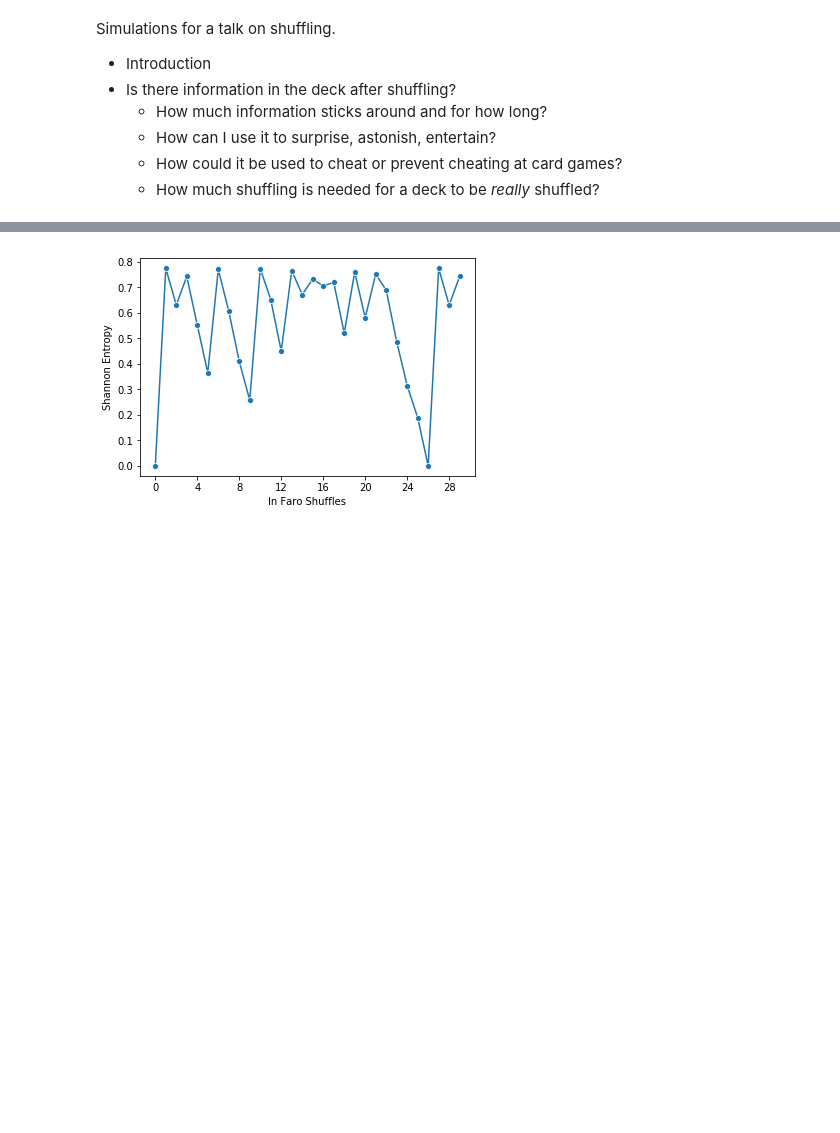
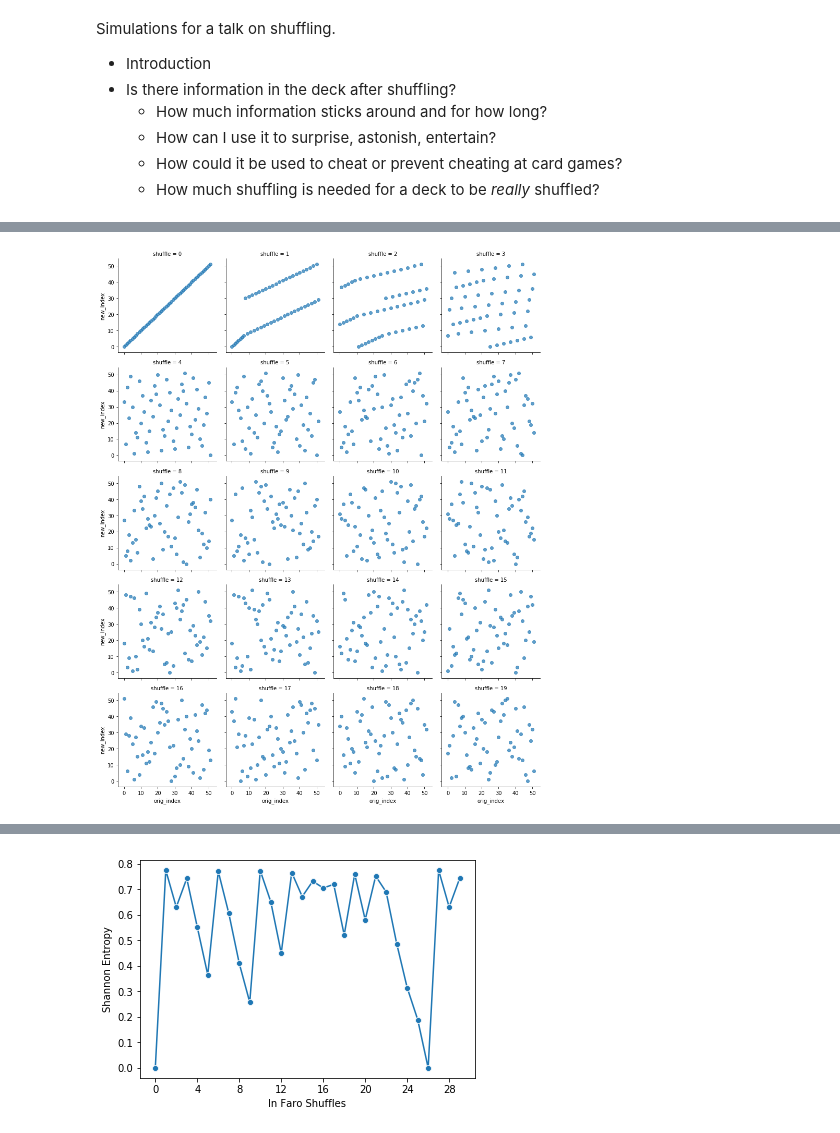
Before and after one commit to grymoire7/coding-fun, a Jupyter notebook: ruby/cards/shuffling.ipynb, the cells around one changed output, grey strips where cells are left out. Saved outputs shown, nothing was run; the diff lists cells and outputs as text; code cells hidden in the pictures; blank space fills up the shorter version.

```diff
--- a/ruby/cards/shuffling.ipynb
+++ b/ruby/cards/shuffling.ipynb
@@ -18,6 +18,7 @@ from matplotlib.ticker import MaxNLocator
 # %%
 # Read all the data.
 riffle_data = pd.read_csv('riffle.csv')
+riffle_pos_data = pd.read_csv('riffle_pos.csv')
 overhand_data = pd.read_csv('overhand.csv')
 avg_riffle_data = pd.read_csv('avg_riffle.csv')
 avg_overhand_data = pd.read_csv('avg_overhand.csv')
@@ -54,3 +54,13 @@ entropy_graph(riffle_data, 'Riffle Shuffles')
+# %%
+def sequence_graph(df, x_label):
+    t = df
+    g = sns.FacetGrid(df, col_wrap=4, col='shuffle')
+    g.map(plt.scatter, 'orig_index', 'new_index', alpha=.7)
+    g.add_legend();
+# %%
+sequence_graph(riffle_pos_data, 'Riffle Shuffles')
+# %% [output]
+[figure, added]
 # %%
 entropy_graph(overhand_data, 'Overhand Shuffles')
 # %% [output]
```
Also changed, not shown: parts of 9 cells of this notebook, 13 other files.
